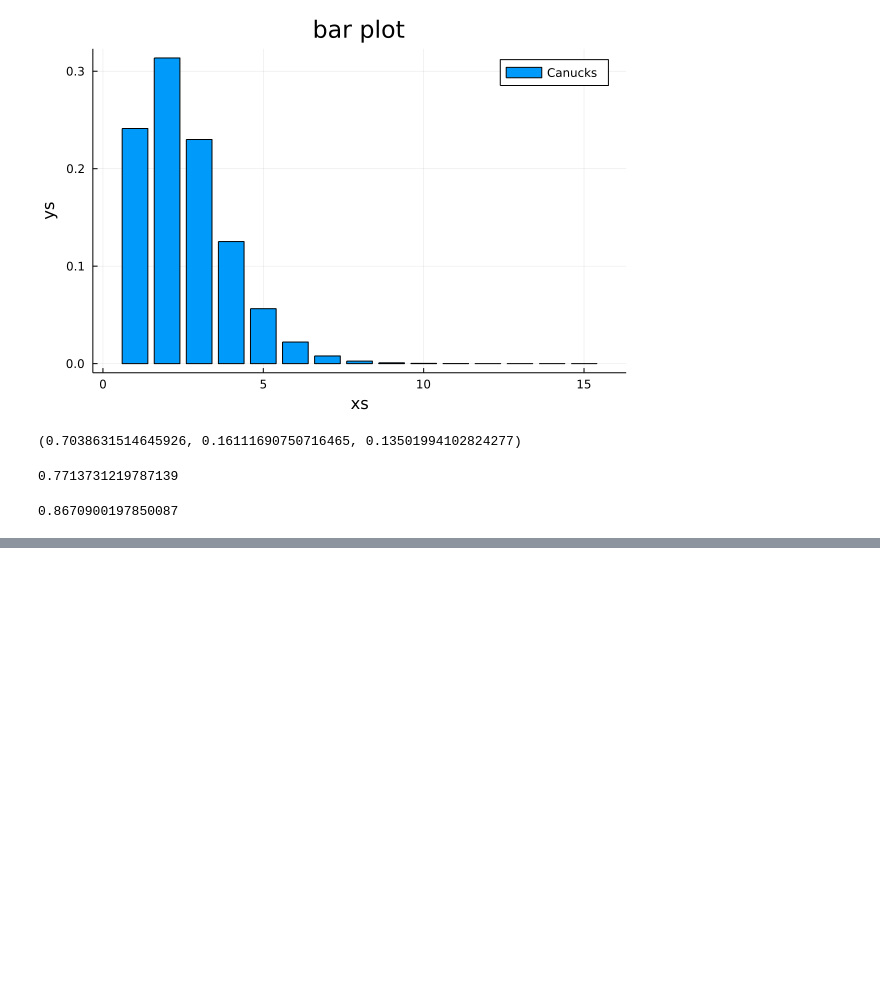
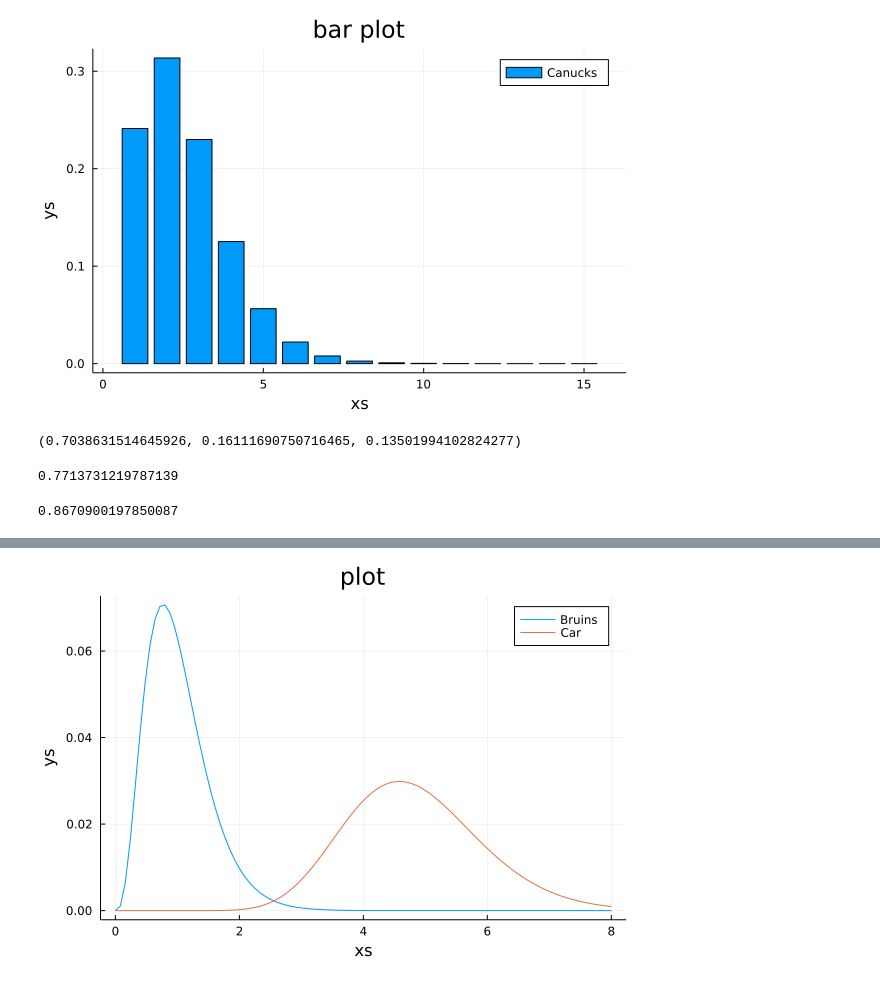
Before and after one commit to bwanab/ThinkBayes.jl, a Jupyter notebook: notebooks/think_bayes_in_julia_chapter_8.ipynb, the cells around one changed output, grey strips where cells are left out. Saved outputs shown, nothing was run; the diff lists cells and outputs as text; code cells hidden in the pictures; blank space fills up the shorter version.

```diff
--- a/notebooks/think_bayes_in_julia_chapter_8.ipynb
+++ b/notebooks/think_bayes_in_julia_chapter_8.ipynb
@@ -285,0 +358,5 @@ sum(binom_pmf([2, 3], 3, p))
+# %%
+plot(bruins, label="Bruins")
+plot!(car, label="Car")
+# %% [output]
+[figure, added]
```
Also changed, not shown: parts of 19 cells of this notebook, 1 other file.
